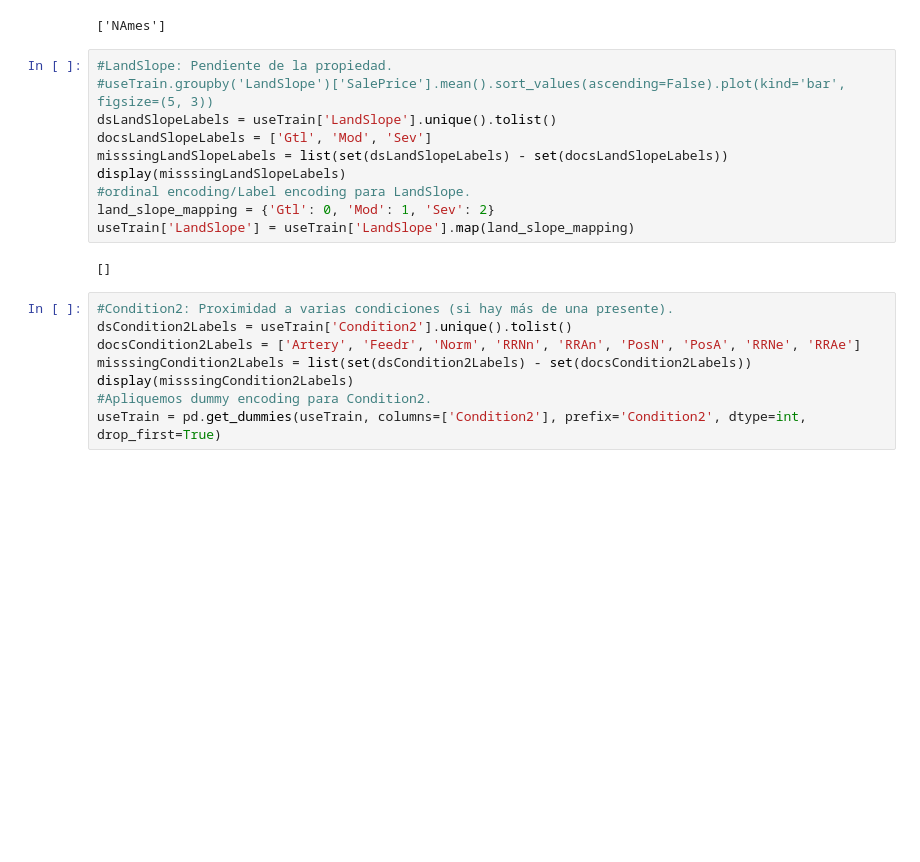
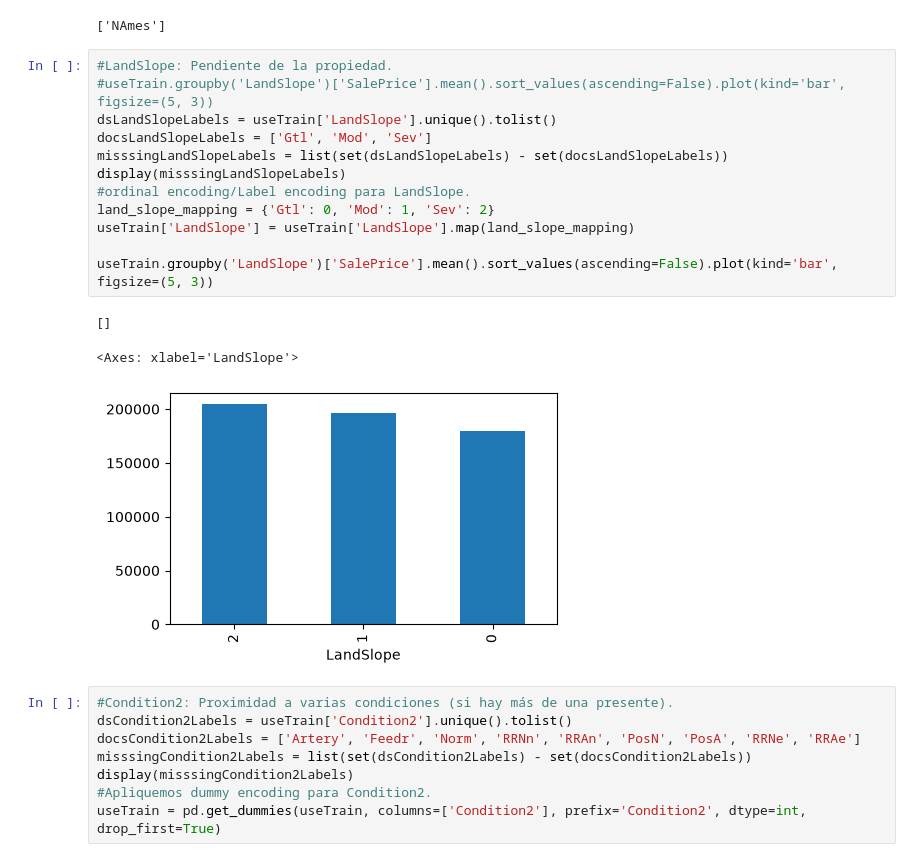
Before and after one commit to Albe036/ML-house-prices, a Jupyter notebook: notebooks/02_feature_encoding.ipynb, the cells around one changed output. Cells and saved outputs as stored; diff of their text form; blank space fills up the shorter version.

```diff
--- a/notebooks/02_feature_encoding.ipynb
+++ b/notebooks/02_feature_encoding.ipynb
@@ -238,15 +238,19 @@ useTrain = pd.get_dummies(useTrain, columns=['Neighborhood'], prefix='Neighborho
 # %%
 #LandSlope: Pendiente de la propiedad.
 #useTrain.groupby('LandSlope')['SalePrice'].mean().sort_values(ascending=False).plot(kind='bar', figsize=(5, 3))
 dsLandSlopeLabels = useTrain['LandSlope'].unique().tolist()
 docsLandSlopeLabels = ['Gtl', 'Mod', 'Sev']
 misssingLandSlopeLabels = list(set(dsLandSlopeLabels) - set(docsLandSlopeLabels))
 display(misssingLandSlopeLabels)
 #ordinal encoding/Label encoding para LandSlope.
 land_slope_mapping = {'Gtl': 0, 'Mod': 1, 'Sev': 2}
 useTrain['LandSlope'] = useTrain['LandSlope'].map(land_slope_mapping)
+
+useTrain.groupby('LandSlope')['SalePrice'].mean().sort_values(ascending=False).plot(kind='bar', figsize=(5, 3))
 # %% [output]
 []
+<Axes: xlabel='LandSlope'>
+[figure, added]
 # %%
 #Condition2: Proximidad a varias condiciones (si hay más de una presente).
 dsCondition2Labels = useTrain['Condition2'].unique().tolist()
```
Also changed, not shown: parts of 14 cells of this notebook, 2 other files.
